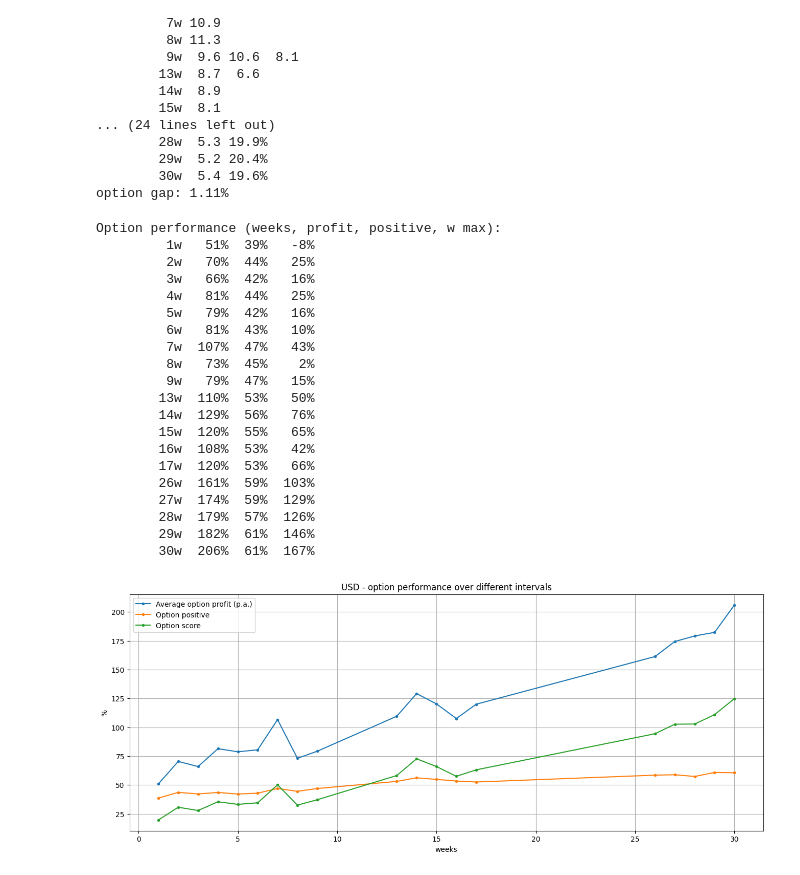
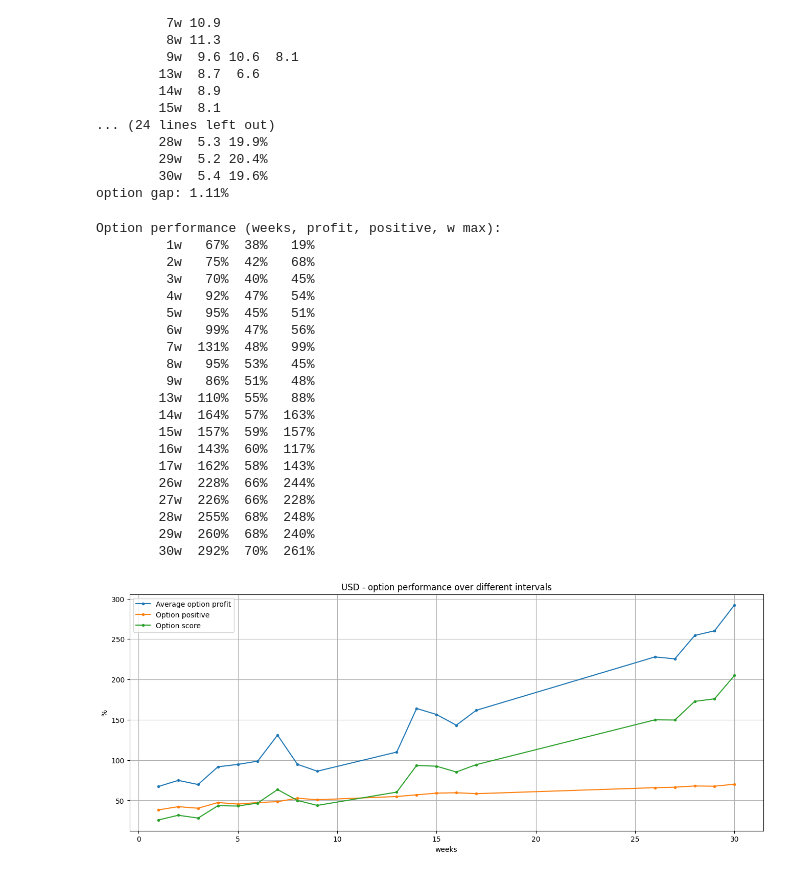
Before and after one commit to dotchev/stox, a Jupyter notebook: weekly-USD.ipynb, the cells around one changed output. Saved outputs shown, nothing was run; the diff lists cells and outputs as text; code cells hidden in the pictures.

```diff
--- a/weekly-USD.ipynb
+++ b/weekly-USD.ipynb
@@ -12,7 +12,7 @@ tickerSymbol = 'USD'
 tickerData = yf.Ticker(tickerSymbol)
 
 # Get the historical prices for this ticker
-history = tickerData.history(interval='1wk', start='2021-1-1', end=date.today())
+history = tickerData.history(interval='1wk', start='2022-1-1', end=date.today())
 history.tail()
 # %% [output]
 |  | Open | High | Low | Close | Volume | Dividends | Stock Splits | Capital Gains |
@@ -108,25 +108,25 @@ for p in option_performance:
     print(f'\t{weeks:2}w {p[1]:4.0f}% {p[2]:3.0f}% {p[3]:4.0f}%')
 # %% [output]
 Option performance (weeks, profit, positive, w max):
-         1w   51%  39%   -8%
-         2w   70%  44%   25%
-         3w   66%  42%   16%
-         4w   81%  44%   25%
-         5w   79%  42%   16%
-         6w   81%  43%   10%
-         7w  107%  47%   43%
-         8w   73%  45%    2%
-         9w   79%  47%   15%
-        13w  110%  53%   50%
-        14w  129%  56%   76%
-        15w  120%  55%   65%
-        16w  108%  53%   42%
-        17w  120%  53%   66%
-        26w  161%  59%  103%
-        27w  174%  59%  129%
-        28w  179%  57%  126%
-        29w  182%  61%  146%
-        30w  206%  61%  167%
+         1w   67%  38%   19%
+         2w   75%  42%   68%
+         3w   70%  40%   45%
+         4w   92%  47%   54%
+         5w   95%  45%   51%
+         6w   99%  47%   56%
+         7w  131%  48%   99%
+         8w   95%  53%   45%
+         9w   86%  51%   48%
+        13w  110%  55%   88%
+        14w  164%  57%  163%
+        15w  157%  59%  157%
+        16w  143%  60%  117%
+        17w  162%  58%  143%
+        26w  228%  66%  244%
+        27w  226%  66%  228%
+        28w  255%  68%  248%
+        29w  260%  68%  240%
+        30w  292%  70%  261%
 # %%
 from file import save_file
 
@@ -134,20 +134,20 @@ save_file(tickerSymbol, option_performance)
 # %%
 plt.figure(figsize=(16,6))
 option_weeks = [p[0] for p in option_performance]
 option_profit = [p[1] for p in option_performance]
 option_positive = [p[2] for p in option_performance]
 option_score = [x * y / 100 for x, y in zip(option_profit, option_positive)]
-plt.plot(option_weeks, option_profit, label='Average option profit (p.a.)', marker='.')
+plt.plot(option_weeks, option_profit, label='Average option profit', marker='.')
 plt.plot(option_weeks, option_positive, label='Option positive', marker='.')
 plt.plot(option_weeks, option_score, label='Option score', marker='.')
 plt.legend(loc='best')
 plt.title(f'{tickerSymbol} - option performance over different intervals')
 plt.xlabel('weeks')
 plt.ylabel('%')
 plt.grid()
 plt.show()
 # %% [output]
-[figure, old version]
+[figure, new version]
 # %%
 weeks = 4
 history['stock_change'] = history['Close'].pct_change(periods=weeks) * 100
```
Also changed, not shown: parts of 5 cells of this notebook, 11 other files.
